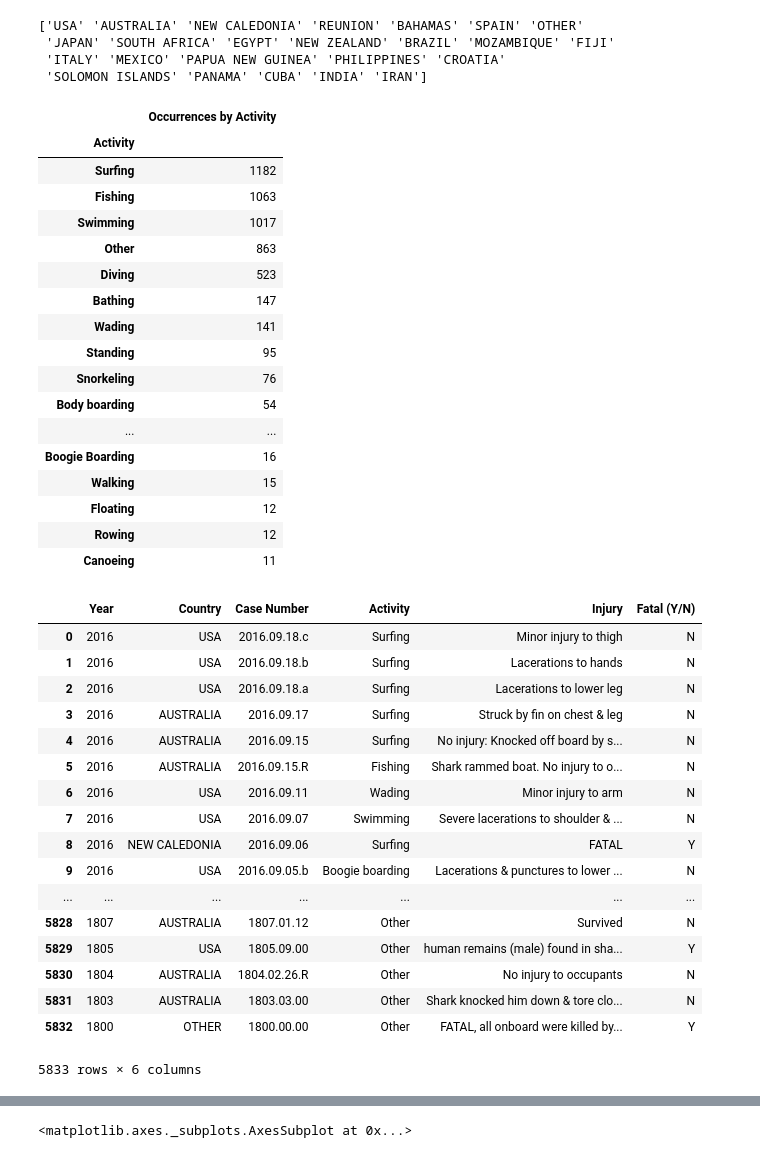
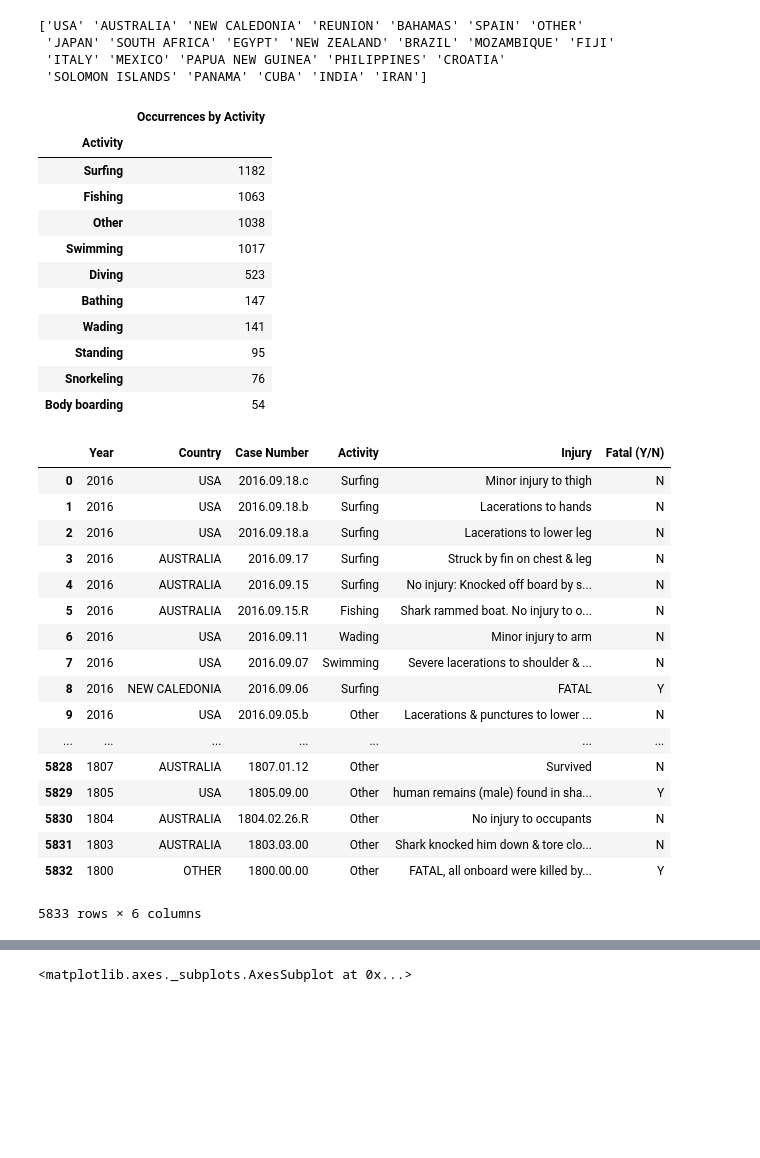
Before and after one commit to jlmingo/sharkAttack, a Jupyter notebook: data-wrangling.ipynb, the cells around one changed output, grey strips where cells are left out. Saved outputs shown, nothing was run; the diff lists cells and outputs as text; code cells hidden in the pictures; blank space fills up the shorter version.

```diff
--- a/data-wrangling.ipynb
+++ b/data-wrangling.ipynb
@@ -226,48 +206,42 @@ df.Activity = df.Activity.str.replace("(.+)?[fF]ish(.+)?", "Fishing")
     # Then, we will re-classify activities with less than 10 ocurrences as "Other"
 df_by_activity = df.groupby("Activity").Activity.count().sort_values(ascending = False)
 df_by_activity = pd.DataFrame({"Occurrences by Activity": df_by_activity})
 df_by_activity.reset_index(inplace=True)
-df_by_activity.loc[df_by_activity['Occurrences by Activity'] < 10, ['Activity']] = 'Other'
+df_by_activity.loc[df_by_activity['Occurrences by Activity'] < 50, ['Activity']] = 'Other'
 df_by_activity = pd.DataFrame(df_by_activity.groupby(['Activity'])["Occurrences by Activity"].sum().sort_values(ascending = False))
 display(df_by_activity)
 
 
     # Many occurrences are under "OTHER" category, which implies discarding many cases in the analysis by activity.
     # Nevertheless, we will analyze the remaining accidents following this criteria.
 
     # Now it's time to rename the original DataFrame
 
 list1 = df_by_activity.index.tolist()
 list2 = []
 
 for i in range(len(df.index)):
     if df.loc[i,"Activity"] in list1:
         list2.append(df.loc[i,"Activity"])
     else:
         list2.append("Other")
 
 df["Activity"] = list2
 
 display(df)
 # %% [output]
 |  | Occurrences by Activity |
 | Activity |  |
 | Surfing | 1182 |
 | Fishing | 1063 |
+| Other | 1038 |
 | Swimming | 1017 |
-| Other | 863 |
 | Diving | 523 |
 | Bathing | 147 |
 | Wading | 141 |
 | Standing | 95 |
 | Snorkeling | 76 |
 | Body boarding | 54 |
-| ... | ... |
-| Boogie Boarding | 16 |
-| Walking | 15 |
-| Floating | 12 |
-| Rowing | 12 |
-| Canoeing | 11 |
 |  | Year | Country | Case Number | Activity | Injury | Fatal (Y/N) |
 | 0 | 2016 | USA | 2016.09.18.c | Surfing | Minor injury to thigh | N |
 | 1 | 2016 | USA | 2016.09.18.b | Surfing | Lacerations to hands | N |
@@ -278,7 +252,7 @@ display(df)
 | 6 | 2016 | USA | 2016.09.11 | Wading | Minor injury to arm | N |
 | 7 | 2016 | USA | 2016.09.07 | Swimming | Severe lacerations to shoulder & ... | N |
 | 8 | 2016 | NEW CALEDONIA | 2016.09.06 | Surfing | FATAL | Y |
-| 9 | 2016 | USA | 2016.09.05.b | Boogie boarding | Lacerations & punctures to lower ... | N |
+| 9 | 2016 | USA | 2016.09.05.b | Other | Lacerations & punctures to lower ... | N |
 | ... | ... | ... | ... | ... | ... | ... |
 | 5828 | 1807 | AUSTRALIA | 1807.01.12 | Other | Survived | N |
 | 5829 | 1805 | USA | 1805.09.00 | Other | human remains (male) found in sha... | Y |
```
Also changed, not shown: parts of 6 cells of this notebook, 1 other file.
